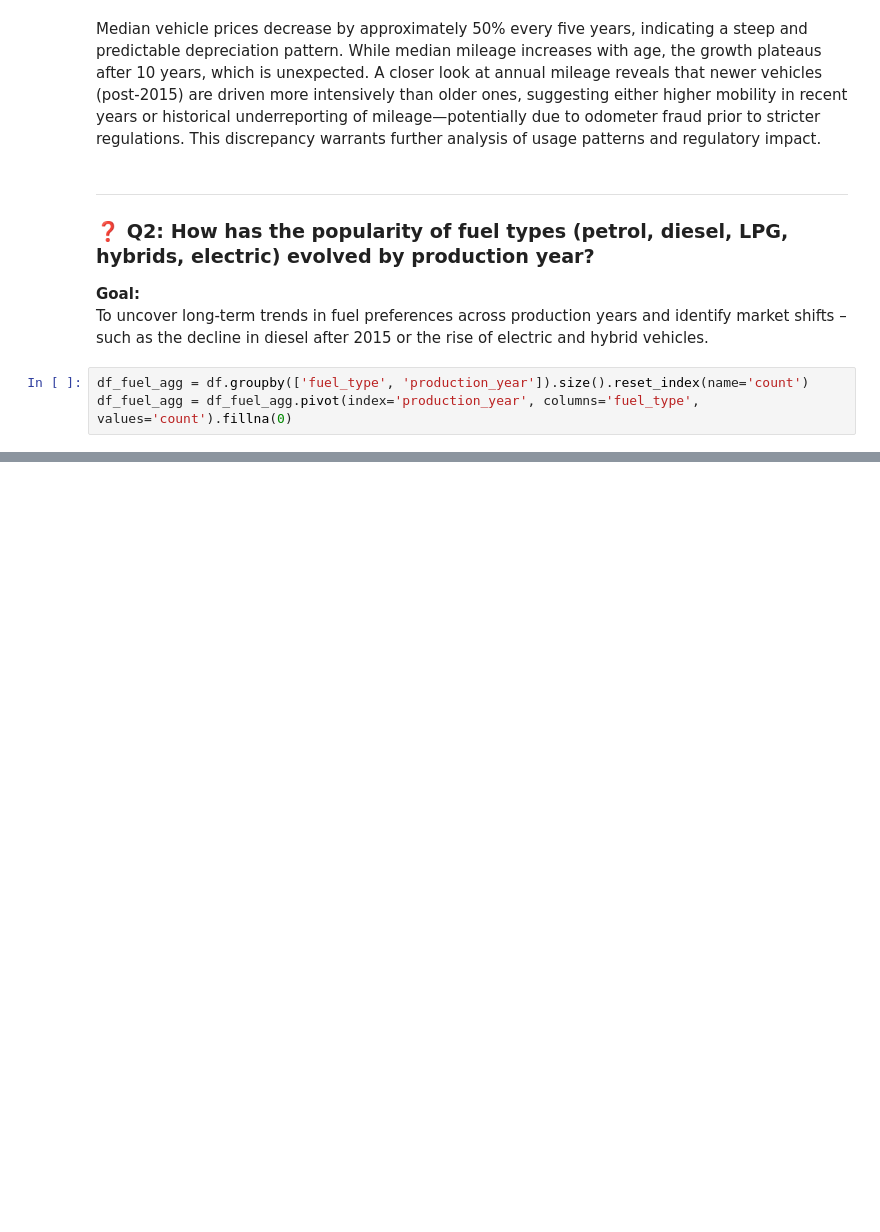
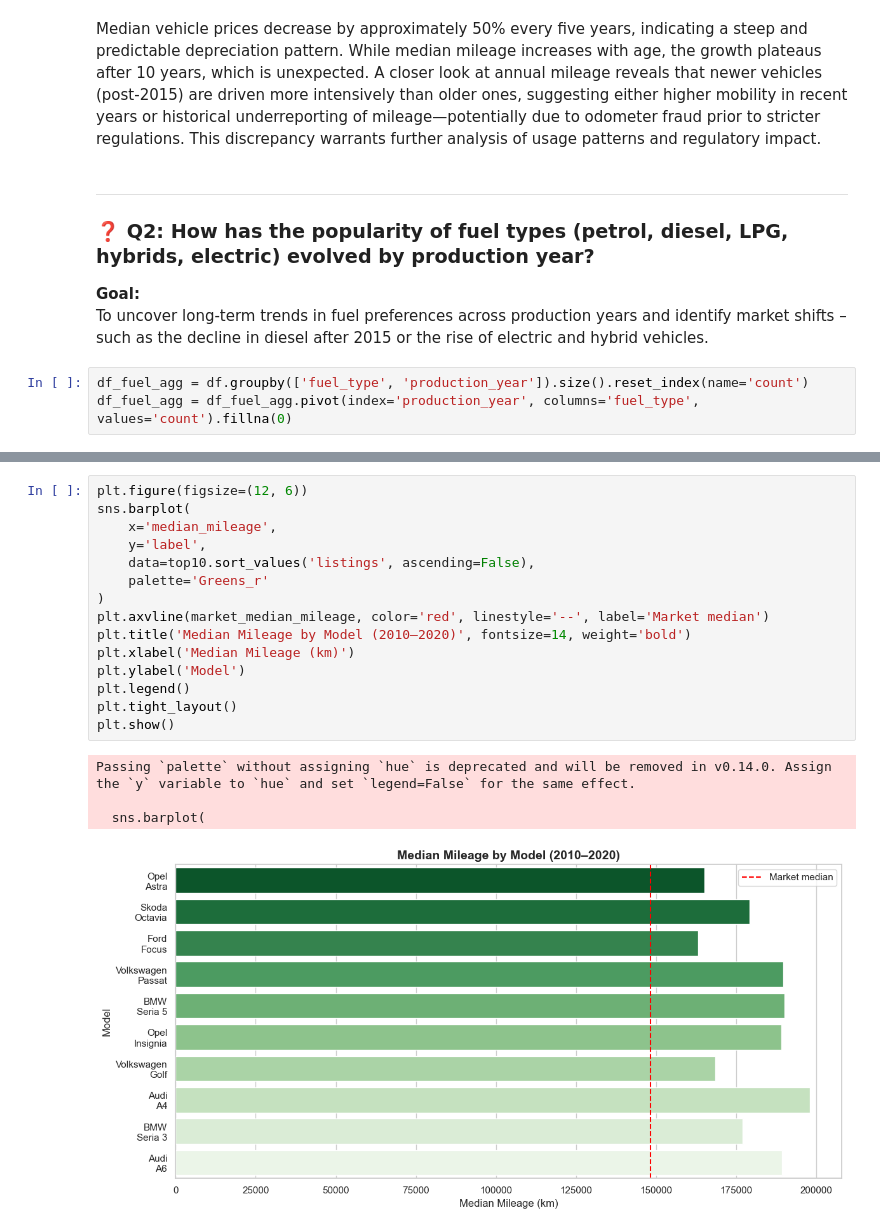
Before and after one commit to LukaszLukaszP/automotive_data_project, a Jupyter notebook: notebooks/eda_automotive_listings.ipynb, the cells around one changed output, grey strips where cells are left out. Cells and saved outputs as stored; diff of their text form; blank space fills up the shorter version.

```diff
--- a/notebooks/eda_automotive_listings.ipynb
+++ b/notebooks/eda_automotive_listings.ipynb
@@ -289,0 +365,20 @@ plt.show()
+# %%
+plt.figure(figsize=(12, 6))
+sns.barplot(
+    x='median_mileage',
+    y='label',
+    data=top10.sort_values('listings', ascending=False),
+    palette='Greens_r'
+)
+plt.axvline(market_median_mileage, color='red', linestyle='--', label='Market median')
+plt.title('Median Mileage by Model (2010–2020)', fontsize=14, weight='bold')
+plt.xlabel('Median Mileage (km)')
+plt.ylabel('Model')
+plt.legend()
+plt.tight_layout()
+plt.show()
+# %% [output]
+Passing `palette` without assigning `hue` is deprecated and will be removed in v0.14.0. Assign the `y` variable to `hue` and set `legend=False` for the same effect.
+
+  sns.barplot(
+[figure, added]
```
Also changed, not shown: parts of 32 cells of this notebook.
